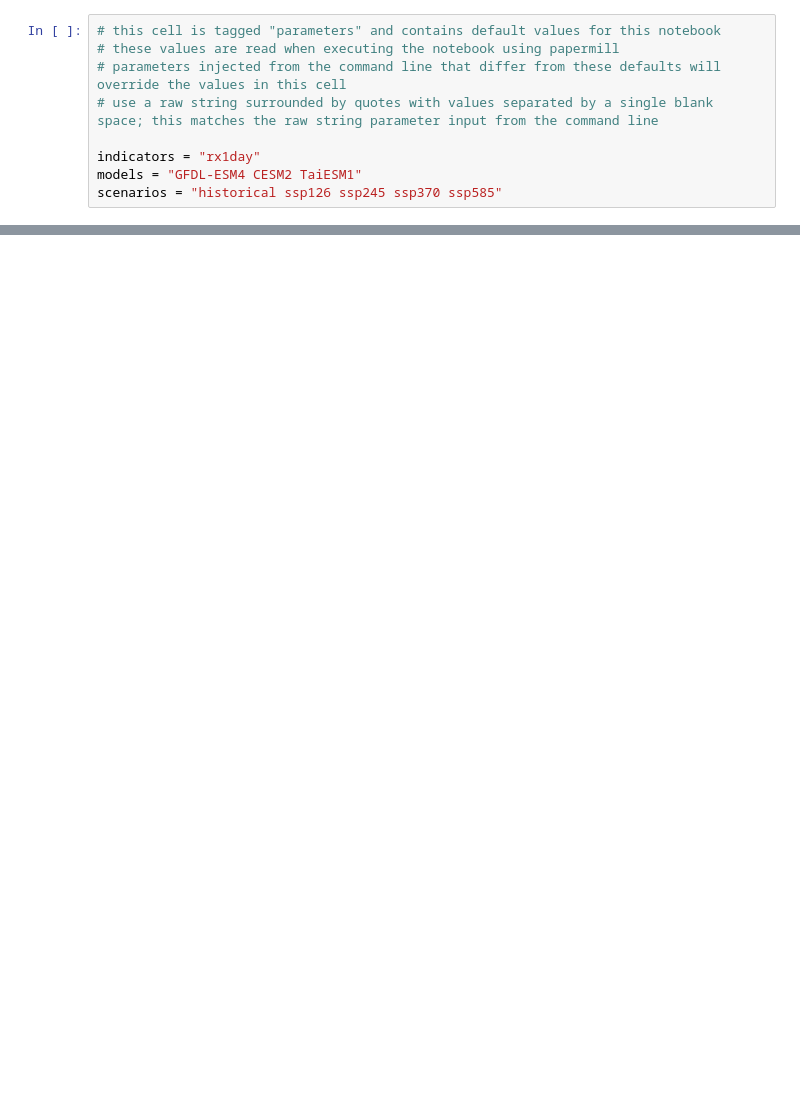
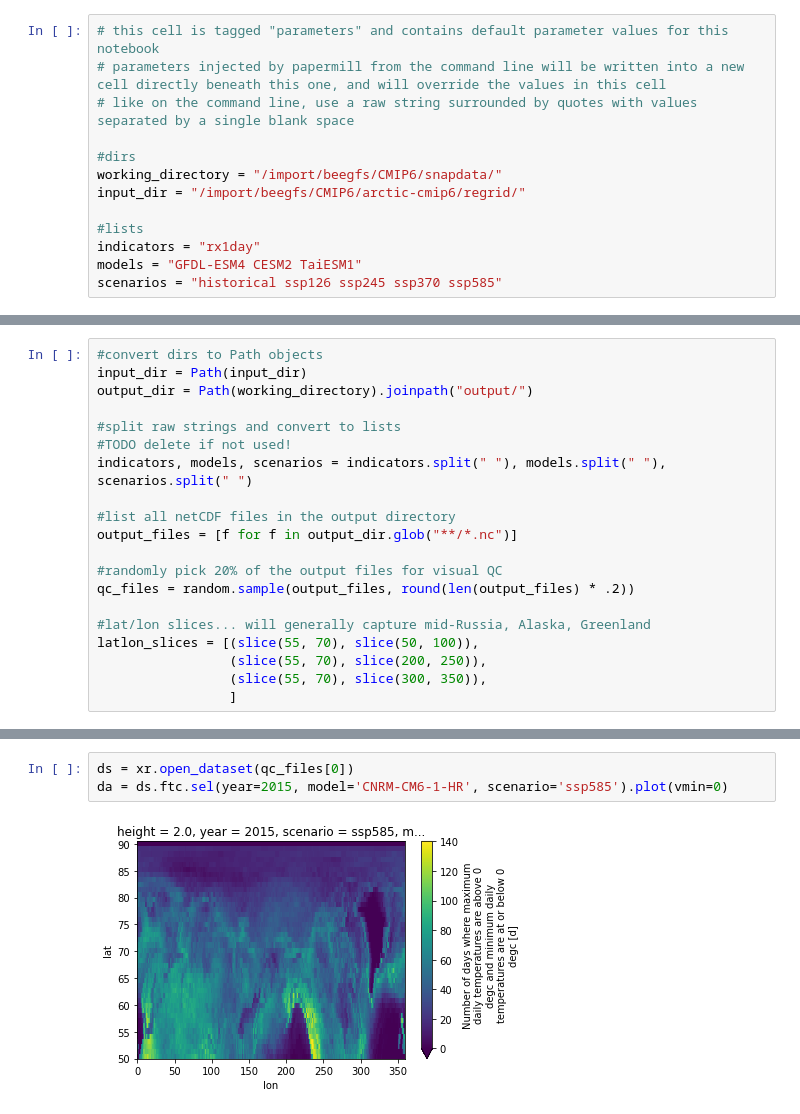
Before and after one commit to ua-snap/cmip6-utils, a Jupyter notebook: indicators/visual_qc.ipynb, the cells around one changed output, grey strips where cells are left out. Drawn from its saved outputs; the diff is of its cells as text; blank space fills up the shorter version.

```diff
--- a/indicators/visual_qc.ipynb
+++ b/indicators/visual_qc.ipynb
@@ -12,9 +14,13 @@ Create a task in the Prefect flow that will execute this notebook from the comma
 # %%
-# this cell is tagged "parameters" and contains default values for this notebook
-# these values are read when executing the notebook using papermill
-# parameters injected from the command line that differ from these defaults will override the values in this cell
-# use a raw string surrounded by quotes with values separated by a single blank space; this matches the raw string parameter input from the command line
+# this cell is tagged "parameters" and contains default parameter values for this notebook
+# parameters injected by papermill from the command line will be written into a new cell directly beneath this one, and will override the values in this cell
+# like on the command line, use a raw string surrounded by quotes with values separated by a single blank space
 
+#dirs
+working_directory = "/import/beegfs/CMIP6/snapdata/"
+input_dir = "/import/beegfs/CMIP6/arctic-cmip6/regrid/"
+
+#lists
 indicators = "rx1day"
 models = "GFDL-ESM4 CESM2 TaiESM1"
 scenarios = "historical ssp126 ssp245 ssp370 ssp585"
@@ -30,0 +39,20 @@ print(scenarios_)
+# %%
+#convert dirs to Path objects
+input_dir = Path(input_dir)
+output_dir = Path(working_directory).joinpath("output/")
+
+#split raw strings and convert to lists
+#TODO delete if not used!
+indicators, models, scenarios = indicators.split(" "), models.split(" "), scenarios.split(" ")
+
+#list all netCDF files in the output directory
+output_files = [f for f in output_dir.glob("**/*.nc")]
+
+#randomly pick 20% of the output files for visual QC
+qc_files = random.sample(output_files, round(len(output_files) * .2))
+
+#lat/lon slices... will generally capture mid-Russia, Alaska, Greenland
+latlon_slices = [(slice(55, 70), slice(50, 100)),
+                 (slice(55, 70), slice(200, 250)),
+                 (slice(55, 70), slice(300, 350)),
+                 ]
@@ -30,0 +106,5 @@ print(scenarios_)
+# %%
+ds = xr.open_dataset(qc_files[0])
+da = ds.ftc.sel(year=2015, model='CNRM-CM6-1-HR', scenario='ssp585').plot(vmin=0)
+# %% [output]
+[figure, added]
```
Also changed, not shown: parts of 16 cells of this notebook, 1 other file.
